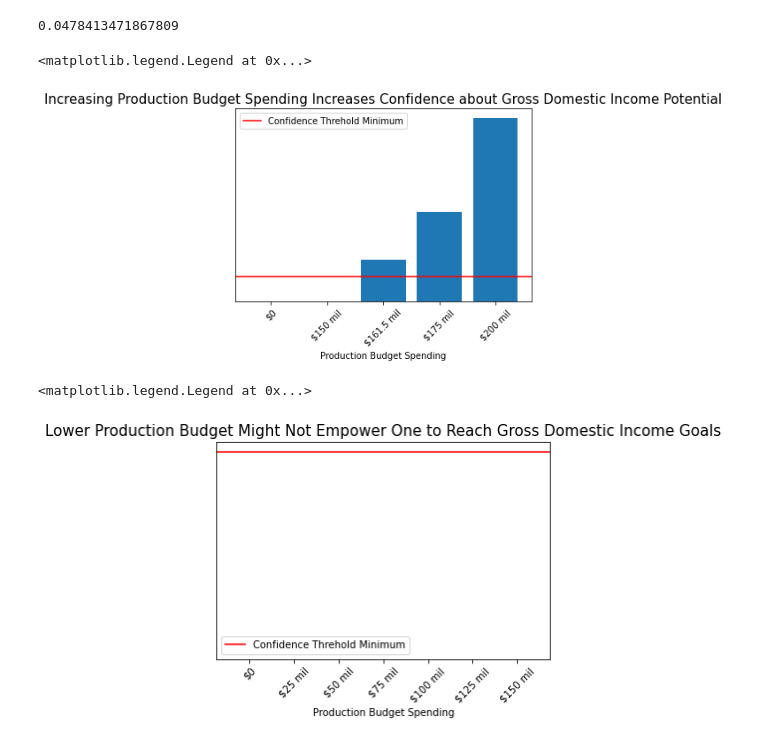
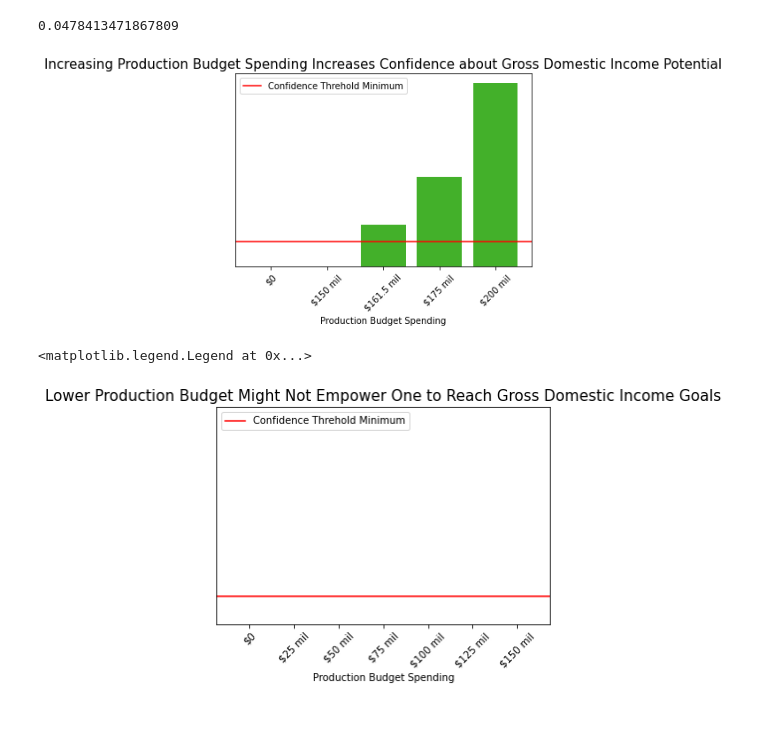
Before and after one commit to myleshansen/deloitte-intensive-capstone, a Jupyter notebook: Statistical Analysis Isabelle-Copy1.ipynb, the cells around one changed output. Cells and saved outputs as stored; diff of their text form; code cells hidden in the pictures.

```diff
--- a/Statistical Analysis Isabelle-Copy1.ipynb
+++ b/Statistical Analysis Isabelle-Copy1.ipynb
@@ -454,29 +454,30 @@ pvalm2
 # %%
 import matplotlib.pyplot as plt
 
 data = {'$0' : 0, '$150 mil':0, '$161.5 mil': 1.7, '$175 mil': 3.7, '$200 mil':7.6}
 names = list(data.keys())
 values = list(data.values())
 
-plt.bar(range(len(data)), values, tick_label=names)
-plt.axhline(y = 1.0, color = 'r', linestyle = '-', label = 'Confidence Threhold Minimum')
+plt.bar(range(len(data)), values, tick_label=names, color = '#43B02A')
+plt.axhline(y = 1.0, color = 'red', linestyle = '-', label = 'Confidence Threhold Minimum')
 plt.xticks(rotation = 45)
 plt.yticks([])
 plt.tick_params(left=False)
 #plt.ylabel('Confidence Score')
 plt.xlabel('Production Budget Spending', fontsize=10)
 plt.title('Increasing Production Budget Spending Increases Confidence about Gross Domestic Income Potential', fontsize=15)
 plt.legend(loc = 'upper left')
 #plt.suptitle('The more production budget the more confidence gross domestic income will reach at least $99,478,358.79')
+output_filename = 'prod_budget.png'
+plt.savefig(output_filename)
 # %% [output]
-<matplotlib.legend.Legend at 0x...>
-[figure, old version]
+[figure, new version]
 # %%
-data1 = {'$0' : 0,'$25 mil': 0, '$50 mil': 0, '$75 mil': 0, '$100 mil': 0, '$125 mil': 0, '$150 mil': 0}
+data1 = {'$0' : 0,'$25 mil': 2, '$50 mil': 0, '$75 mil': 0, '$100 mil': 0, '$125 mil': 0, '$150 mil': 7.6}
 names1 = list(data1.keys())
 values1 = list(data1.values())
 
-plt.bar(range(len(data1)), values1, tick_label=names1)
+plt.bar(range(len(data1)), values1, tick_label=names1, color = 'w')
 plt.axhline(y = 1, color = 'r', linestyle = '-', label = 'Confidence Threhold Minimum')
 plt.xticks(rotation = 45)
 plt.yticks([])
@@ -484,8 +485,8 @@ plt.tick_params(left=False)
 #plt.ylabel('Confidence Score')
 plt.xlabel('Production Budget Spending', fontsize=10)
 plt.title('Lower Production Budget Might Not Empower One to Reach Gross Domestic Income Goals', fontsize=15)
-plt.legend(loc = 'lower left')
+plt.legend(loc = 'upper left')
 #plt.suptitle('The more production budget the more confidence gross domestic income will reach at least $99,478,358.79')
 # %% [output]
 <matplotlib.legend.Legend at 0x...>
-[figure, old version]
+[figure, new version]
```
Also changed, not shown: parts of 2 cells of this notebook, 5 other files.
